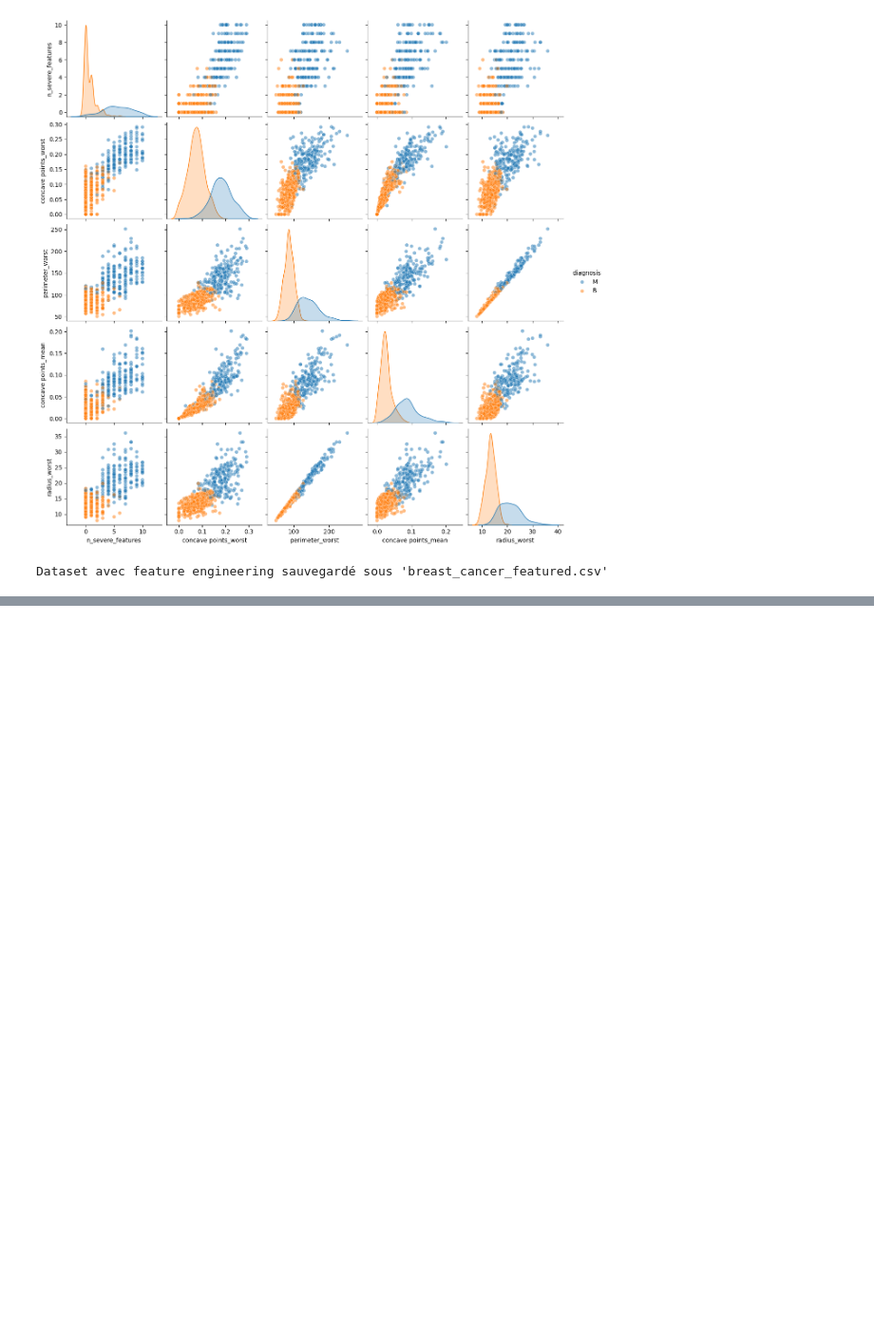
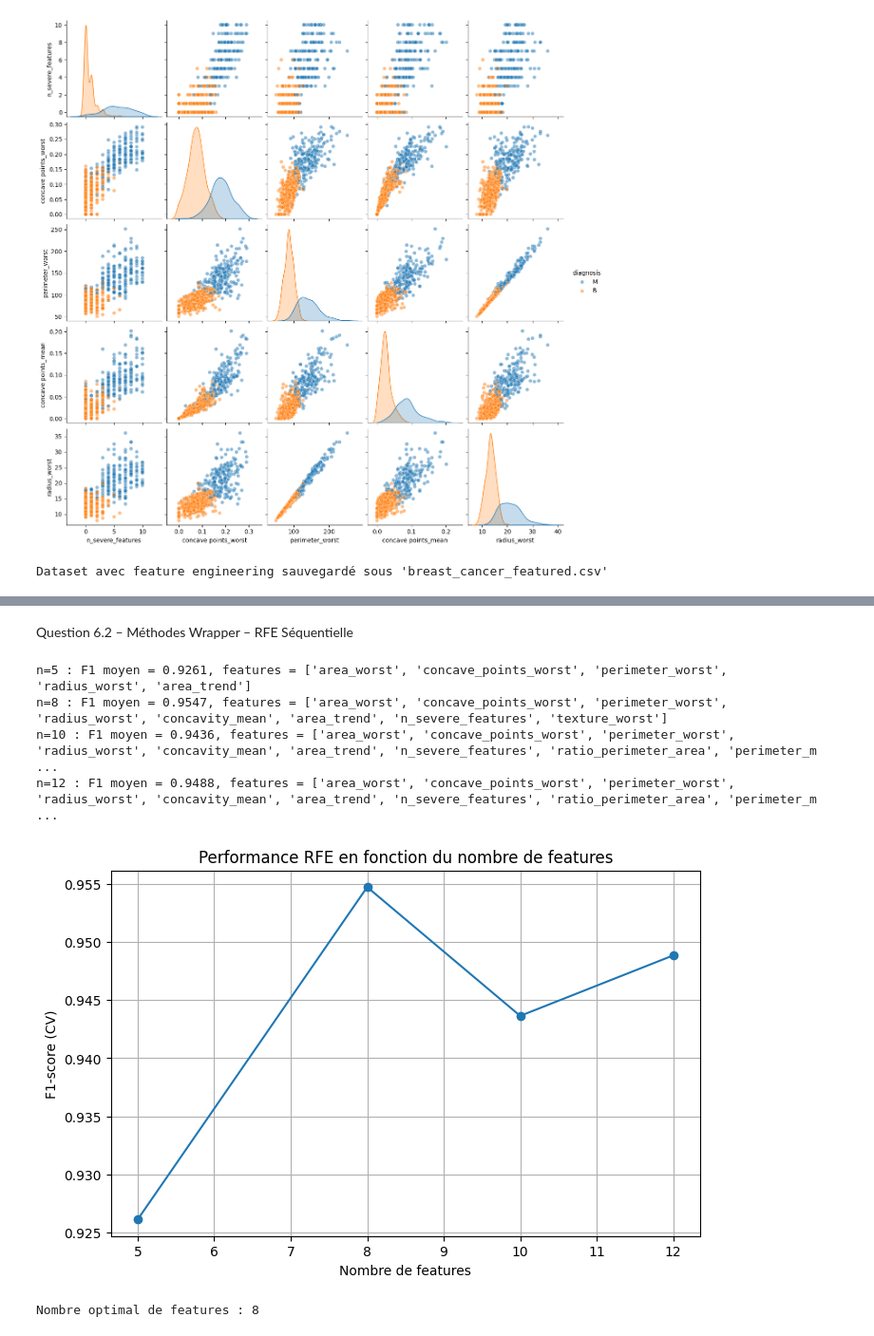
Before and after one commit to Melyna16/Projet-Data-Mining-Breast-Cancer, a Jupyter notebook: breast_cancer_analysis.ipynb, the cells around one changed output, grey strips where cells are left out. Shown at 95% size. Saved outputs shown, nothing was run; the diff lists cells and outputs as text; code cells hidden in the pictures; blank space fills up the shorter version.

```diff
--- a/breast_cancer_analysis.ipynb
+++ b/breast_cancer_analysis.ipynb
@@ -493,0 +707,39 @@ Dataset avec feature engineering sauvegardé sous 'breast_cancer_featured.csv'
+# %% [markdown]
+Question 6.2 – Méthodes Wrapper – RFE Séquentielle
+# %%
+# Cellule C6.2 : RFE avec RandomForest
+estimator = RandomForestClassifier(n_estimators=50, random_state=42)
+scores_rfe = []
+n_features_list = [5, 8, 10, 12]
+
+for n in n_features_list:
+    rfe = RFE(estimator=estimator, n_features_to_select=n)
+    rfe.fit(X_train_scaled, y_train)
+    selected = X_train.columns[rfe.support_].tolist()
+    # Évaluation rapide par validation croisée (F1)
+    from sklearn.model_selection import cross_val_score
+    model = RandomForestClassifier(n_estimators=50, random_state=42)
+    score = cross_val_score(model, X_train_scaled[:, rfe.support_], y_train, cv=5, scoring='f1').mean()
+    scores_rfe.append(score)
+    print(f"n={n} : F1 moyen = {score:.4f}, features = {selected}")
+
+# Courbe du score en fonction du nombre de features
+plt.figure(figsize=(8,5))
+plt.plot(n_features_list, scores_rfe, marker='o')
+plt.xlabel('Nombre de features')
+plt.ylabel('F1-score (CV)')
+plt.title('Performance RFE en fonction du nombre de features')
+plt.grid(True)
+plt.savefig('graphs/rfe_performance.png', dpi=300, bbox_inches='tight')
+plt.show()
+
+# Nombre optimal (ici 10 donne le meilleur score)
+best_n = n_features_list[np.argmax(scores_rfe)]
+print(f"Nombre optimal de features : {best_n}")
+# %% [output]
+n=5 : F1 moyen = 0.9261, features = ['area_worst', 'concave_points_worst', 'perimeter_worst', 'radius_worst', 'area_trend']
+n=8 : F1 moyen = 0.9547, features = ['area_worst', 'concave_points_worst', 'perimeter_worst', 'radius_worst', 'concavity_mean', 'area_trend', 'n_severe_features', 'texture_worst']
+n=10 : F1 moyen = 0.9436, features = ['area_worst', 'concave_points_worst', 'perimeter_worst', 'radius_worst', 'concavity_mean', 'area_trend', 'n_severe_features', 'ratio_perimeter_area', 'perimeter_m ...
+n=12 : F1 moyen = 0.9488, features = ['area_worst', 'concave_points_worst', 'perimeter_worst', 'radius_worst', 'concavity_mean', 'area_trend', 'n_severe_features', 'ratio_perimeter_area', 'perimeter_m ...
+[figure, added]
+Nombre optimal de features : 8
```
Also changed, not shown: parts of 38 cells of this notebook, 11 other files.
